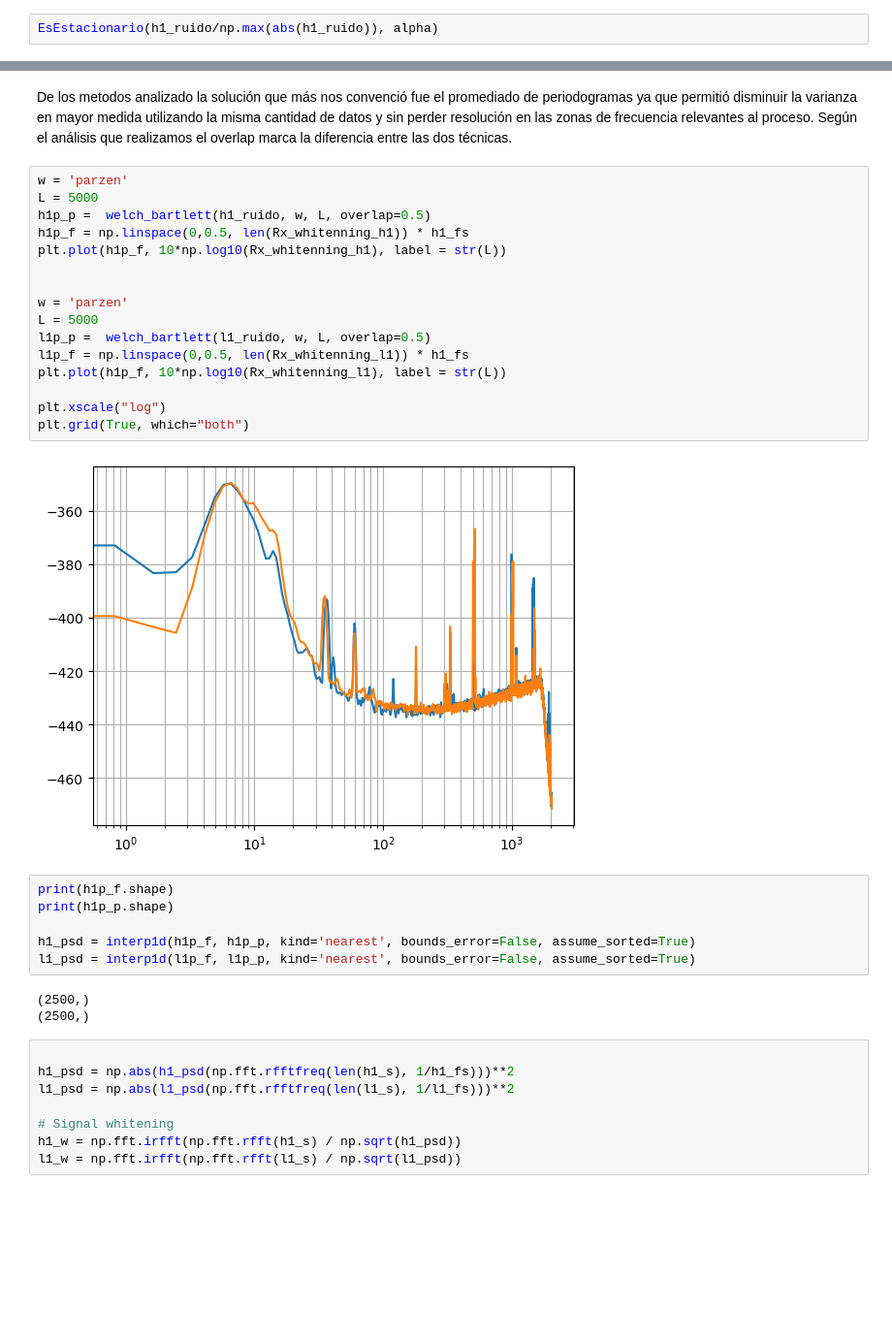
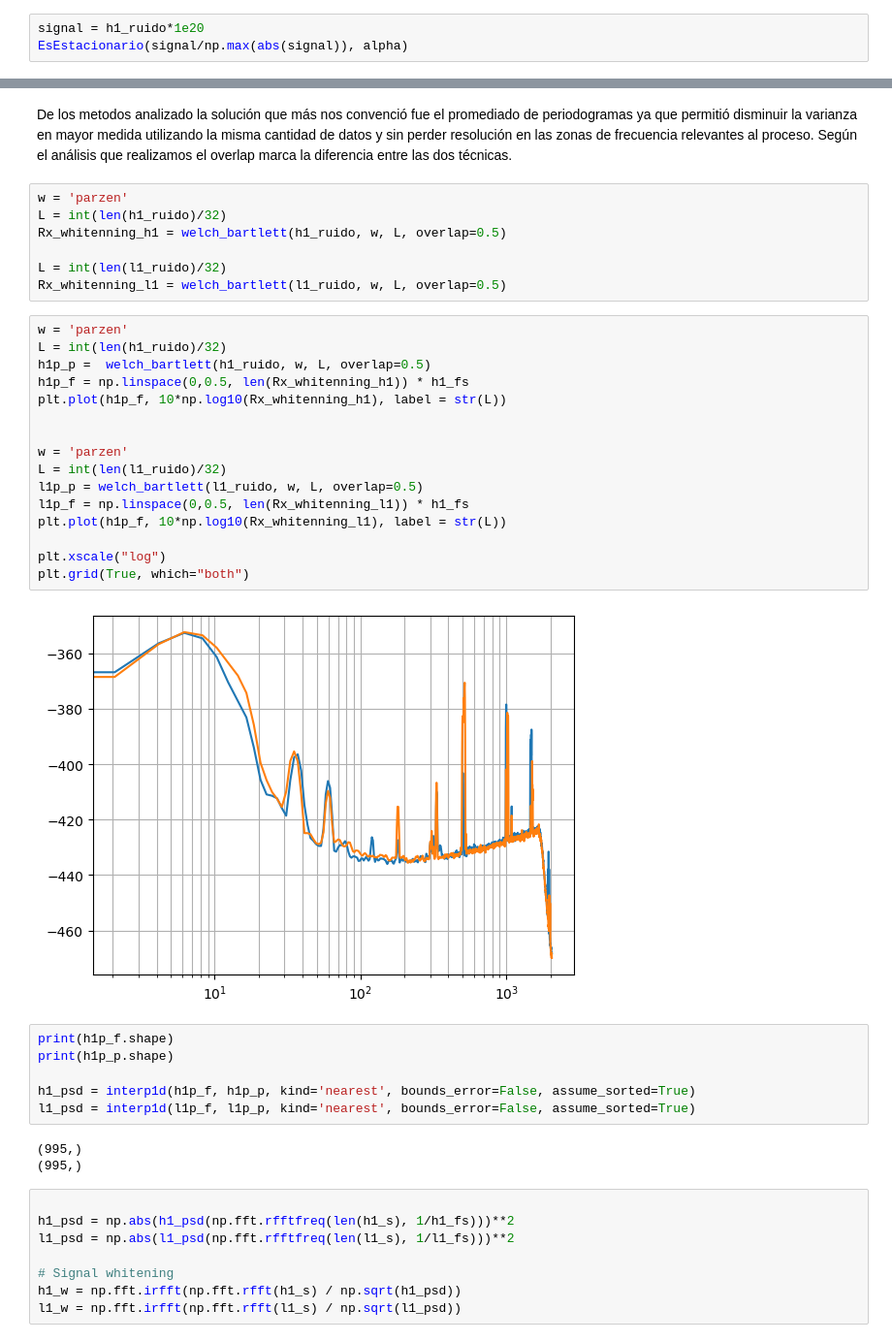
Before and after one commit to JBatRey/Procesamiento-Adaptativo-de-Se-ales-Aleatorias, a Jupyter notebook: TP1.ipynb, the cells around one changed output, grey strips where cells are left out. Shown: that part at 97% size. Saved outputs shown, nothing was run; the diff lists cells and outputs as text; blank space fills up the shorter version.

```diff
--- a/TP1.ipynb
+++ b/TP1.ipynb
@@ -156,3 +152,4 @@ look-up table. The actual p-value is greater than the p-value returned.
 # %%
-EsEstacionario(h1_ruido/np.max(abs(h1_ruido)), alpha)
+signal = h1_ruido*1e20
+EsEstacionario(signal/np.max(abs(signal)), alpha)
 # %% [output]
@@ -360,24 +354,31 @@ whitenning
 hay que tomar el mejor metodo, y definir h1p_f a la frecuencia y h1p_p al espectro
 # %% [markdown]
 De los metodos analizado la solución que más nos convenció fue el promediado de periodogramas ya que permitió disminuir la varianza en mayor medida utilizando la misma cantidad de datos y sin perder resolución en las zonas de frecuencia relevantes al proceso. Según el análisis que realizamos el overlap marca la diferencia entre las dos técnicas.
+# %%
+w = 'parzen'
+L = int(len(h1_ruido)/32)
+Rx_whitenning_h1 = welch_bartlett(h1_ruido, w, L, overlap=0.5)
+
+L = int(len(l1_ruido)/32)
+Rx_whitenning_l1 = welch_bartlett(l1_ruido, w, L, overlap=0.5)
 # %%
 w = 'parzen'
-L = 5000
+L = int(len(h1_ruido)/32)
 h1p_p =  welch_bartlett(h1_ruido, w, L, overlap=0.5)
 h1p_f = np.linspace(0,0.5, len(Rx_whitenning_h1)) * h1_fs
 plt.plot(h1p_f, 10*np.log10(Rx_whitenning_h1), label = str(L))
 
 
 w = 'parzen'
-L = 5000
-l1p_p =  welch_bartlett(l1_ruido, w, L, overlap=0.5)
+L = int(len(l1_ruido)/32)
+l1p_p = welch_bartlett(l1_ruido, w, L, overlap=0.5)
 l1p_f = np.linspace(0,0.5, len(Rx_whitenning_l1)) * h1_fs
 plt.plot(h1p_f, 10*np.log10(Rx_whitenning_l1), label = str(L))
 
 plt.xscale("log")
 plt.grid(True, which="both")
 # %% [output]
-[figure, old version]
+[figure, new version]
 # %%
 print(h1p_f.shape)
 print(h1p_p.shape)
@@ -385,8 +386,8 @@ print(h1p_p.shape)
 h1_psd = interp1d(h1p_f, h1p_p, kind='nearest', bounds_error=False, assume_sorted=True)
 l1_psd = interp1d(l1p_f, l1p_p, kind='nearest', bounds_error=False, assume_sorted=True)
 # %% [output]
-(2500,)
-(2500,)
+(995,)
+(995,)
 # %%
 
 h1_psd = np.abs(h1_psd(np.fft.rfftfreq(len(h1_s), 1/h1_fs)))**2
```
Also changed, not shown: parts of 10 cells of this notebook, 4 other files.
